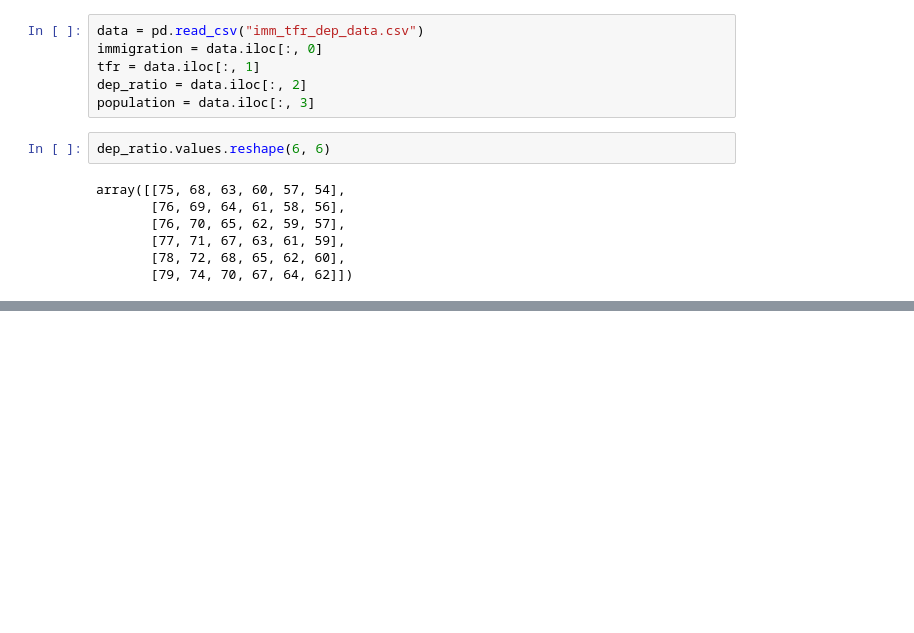
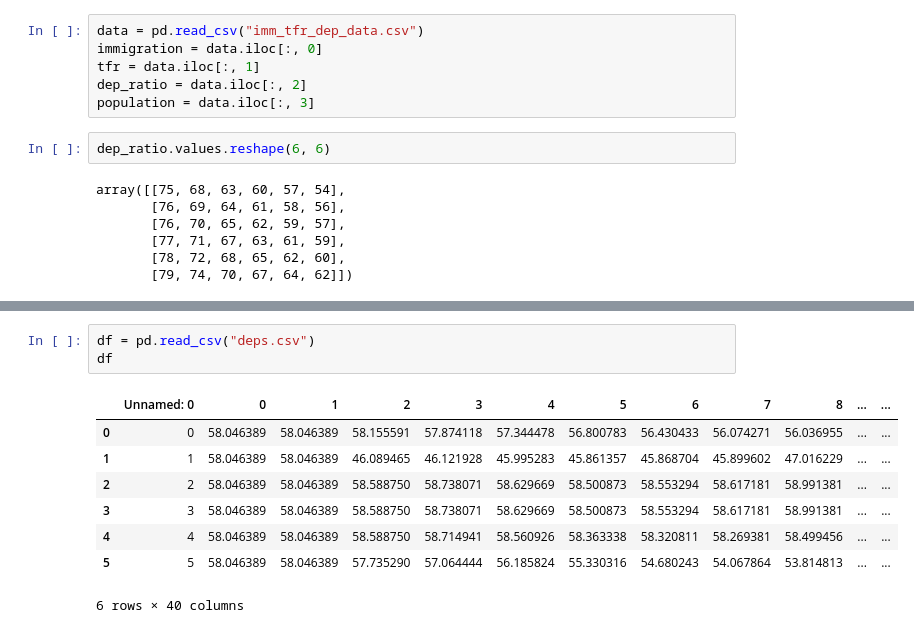
Before and after one commit to borisim/IV109, a Jupyter notebook: plot_data.ipynb, the cells around one changed output, grey strips where cells are left out. Cells and saved outputs as stored; diff of their text form; blank space fills up the shorter version.

```diff
--- a/plot_data.ipynb
+++ b/plot_data.ipynb
@@ -52,0 +93,12 @@ Text(95.72222222222221, 0.5, 'Immigration per year')
+# %%
+df = pd.read_csv("deps.csv")
+df
+# %% [output]
+|  | Unnamed: 0 | 0 | 1 | 2 | 3 | 4 | 5 | 6 | 7 | 8 | ... | ... |
+| 0 | 0 | 58.046389 | 58.046389 | 58.155591 | 57.874118 | 57.344478 | 56.800783 | 56.430433 | 56.074271 | 56.036955 | ... | ... |
+| 1 | 1 | 58.046389 | 58.046389 | 46.089465 | 46.121928 | 45.995283 | 45.861357 | 45.868704 | 45.899602 | 47.016229 | ... | ... |
+| 2 | 2 | 58.046389 | 58.046389 | 58.588750 | 58.738071 | 58.629669 | 58.500873 | 58.553294 | 58.617181 | 58.991381 | ... | ... |
+| 3 | 3 | 58.046389 | 58.046389 | 58.588750 | 58.738071 | 58.629669 | 58.500873 | 58.553294 | 58.617181 | 58.991381 | ... | ... |
+| 4 | 4 | 58.046389 | 58.046389 | 58.588750 | 58.714941 | 58.560926 | 58.363338 | 58.320811 | 58.269381 | 58.499456 | ... | ... |
+| 5 | 5 | 58.046389 | 58.046389 | 57.735290 | 57.064444 | 56.185824 | 55.330316 | 54.680243 | 54.067864 | 53.814813 | ... | ... |
+6 rows × 40 columns
```
Also changed, not shown: parts of 7 cells of this notebook, 1 other file.
